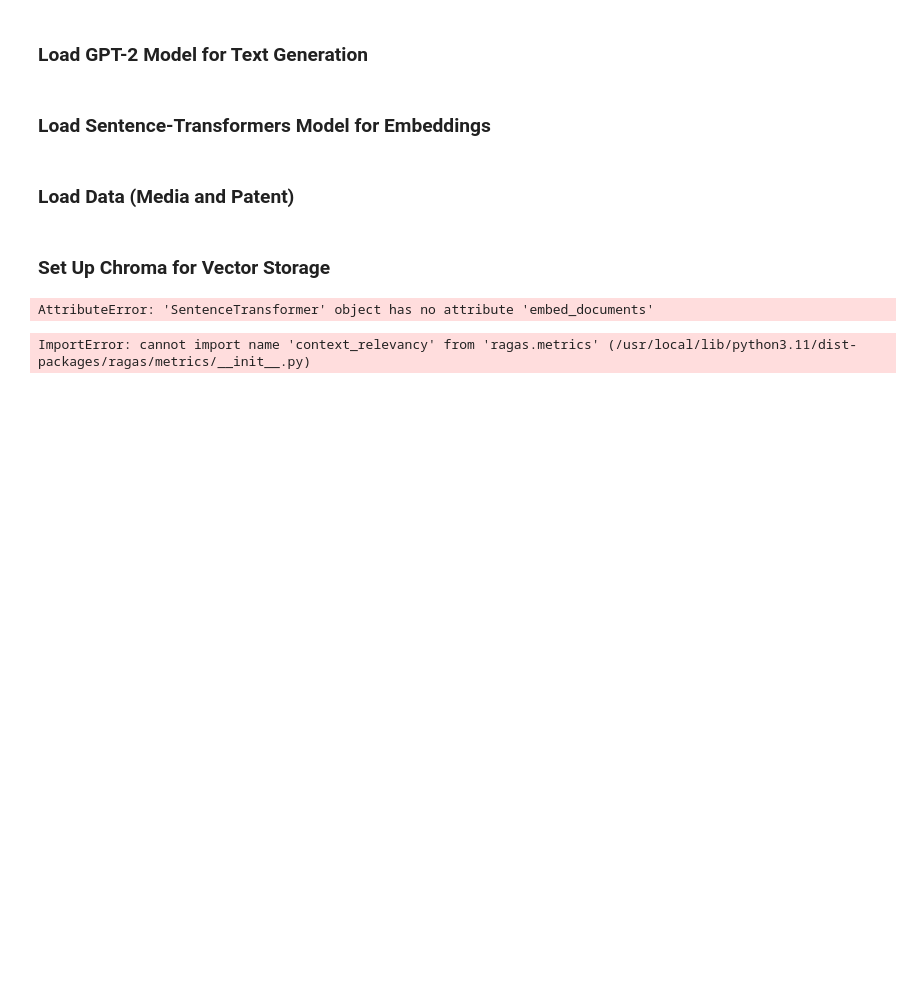
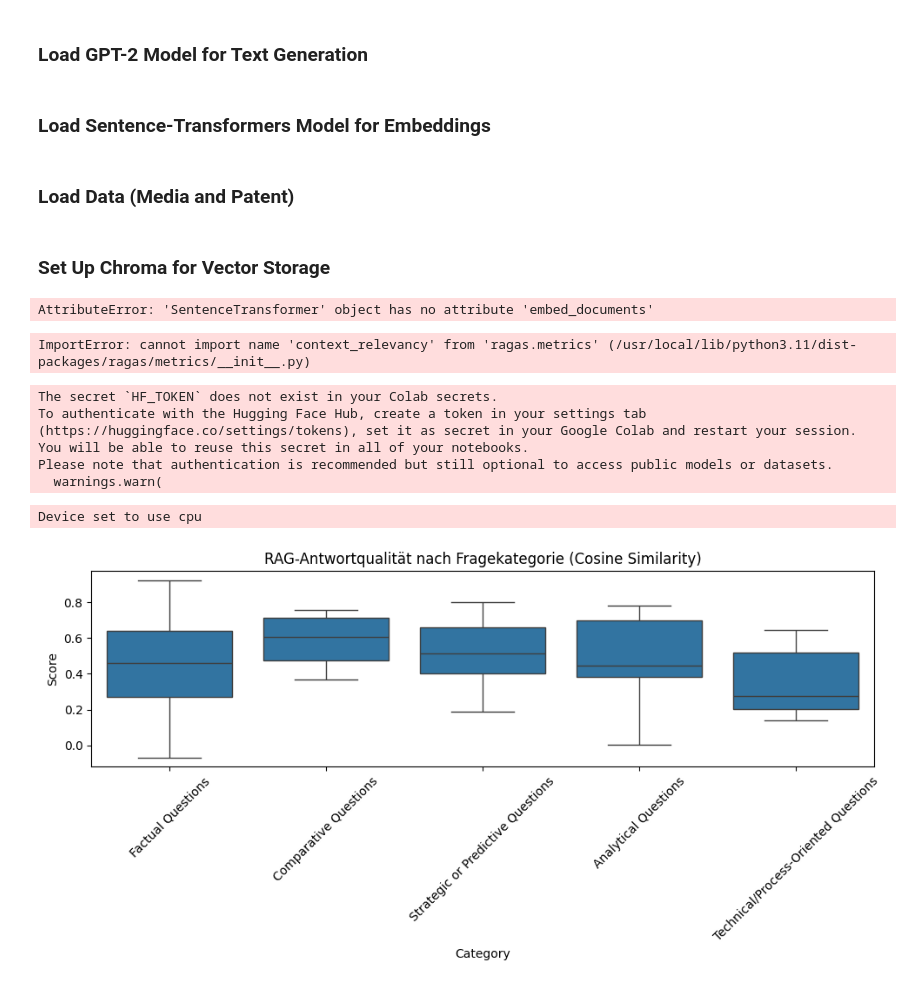
Before and after one commit to lucarenz1997/NLP, a Jupyter notebook: Stage_3_1.ipynb, the cells around one changed output. Cells and saved outputs as stored; diff of their text form; code cells hidden in the pictures; blank space fills up the shorter version.

```diff
--- a/Stage_3_1.ipynb
+++ b/Stage_3_1.ipynb
@@ -512,0 +528,75 @@ print(category_analysis)
+# %%
+# Texte in Chunks aufteilen
+splitter = RecursiveCharacterTextSplitter(chunk_size=500, chunk_overlap=100)
+docs = []
+for idx, row in evaluation_data.iterrows():
+    chunks = splitter.split_text(row["Paragraph"])
+    for chunk in chunks:
+        docs.append(Document(page_content=chunk, metadata={"source_index": idx}))
+
+# Embedding-Modell laden
+embedding_model = SentenceTransformer('all-MiniLM-L6-v2')
+texts = [doc.page_content for doc in docs]
+embeddings = embedding_model.encode(texts, convert_to_numpy=True)
+
+# FAISS-Index erstellen
+dimension = embeddings.shape[1]
+index = faiss.IndexFlatL2(dimension)
+index.add(embeddings)
+# %% [output]
+The secret `HF_TOKEN` does not exist in your Colab secrets.
+To authenticate with the Hugging Face Hub, create a token in your settings tab (https://huggingface.co/settings/tokens), set it as secret in your Google Colab and restart your session.
+You will be able to reuse this secret in all of your notebooks.
+Please note that authentication is recommended but still optional to access public models or datasets.
+  warnings.warn(
+# %%
+# QA-Modell laden
+qa_model = pipeline("text2text-generation", model="google/flan-t5-base", device=0 if torch.cuda.is_available() else -1)
+# %% [output]
+Device set to use cpu
+# %%
+# RAG-Funktion mit Referenzanzeige
+def retrieve_and_answer(query, top_k=3, return_refs=False):
+    query_embedding = embedding_model.encode([query])
+    _, indices = index.search(query_embedding, top_k)
+    retrieved = [texts[i] for i in indices[0]]
+    context = "\n".join(retrieved)
+
+    prompt = f"""Answer the question based on the context below:\n\nContext:\n{context}\n\nQuestion: {query}\nAnswer:"""
+    response = qa_model(prompt, max_length=256, do_sample=False)
+    answer = response[0]['generated_text']
+    return (answer, retrieved) if return_refs else answer
+# %%
+# Bewertung mit Cosine Similarity
+def evaluate_prediction(gt_answer, pred_answer):
+    score = util.cos_sim(
+        embedding_model.encode(gt_answer, convert_to_tensor=True),
+        embedding_model.encode(pred_answer, convert_to_tensor=True)
+    )
+    return float(score[0][0])
+# %%
+# Evaluation durchführen
+results = []
+for i, row in evaluation_data.iterrows():
+    pred, refs = retrieve_and_answer(row["Question"], return_refs=True)
+    score = evaluate_prediction(row["Answer"], pred)
+    results.append({
+        "Question": row["Question"],
+        "GT_Answer": row["Answer"],
+        "Pred_Answer": pred,
+        "Category": row["Category"],
+        "Score": score,
+        "References": refs
+    })
+
+results_df = pd.DataFrame(results)
+# %%
+# Plot: Bewertung nach Kategorie
+plt.figure(figsize=(10, 5))
+sns.boxplot(data=results_df, x="Category", y="Score")
+plt.title("RAG-Antwortqualität nach Fragekategorie (Cosine Similarity)")
+plt.xticks(rotation=45)
+plt.tight_layout()
+plt.show()
+# %% [output]
+[figure, added]
```
Also changed, not shown: parts of 2 cells of this notebook.
